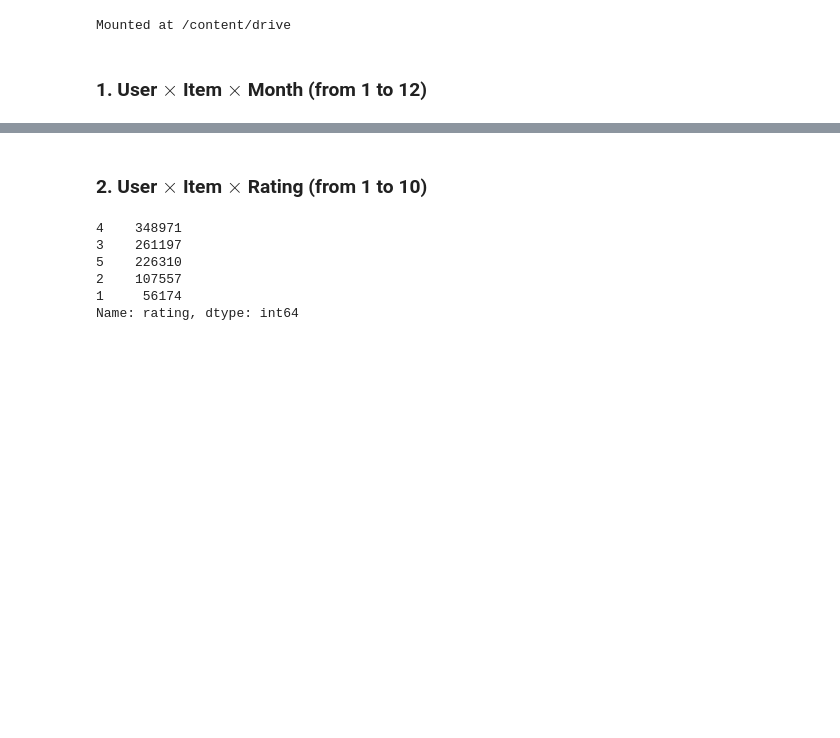
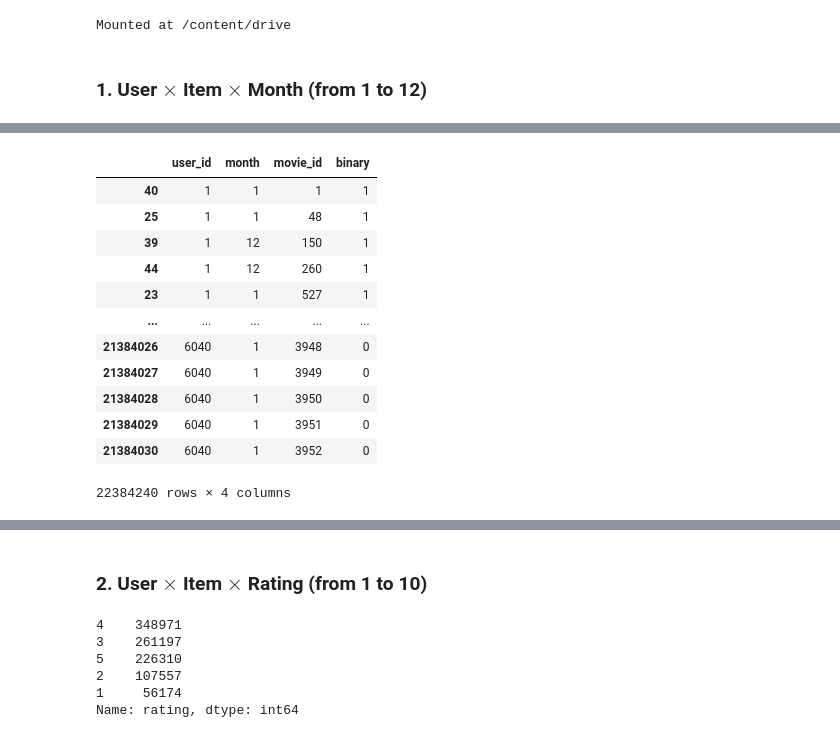
Before and after one commit to kolchindru/RecommendationSystemsProject, a Jupyter notebook: A_for_NLA_project.ipynb, the cells around one changed output, grey strips where cells are left out. Cells and saved outputs as stored; diff of their text form; code cells hidden in the pictures; blank space fills up the shorter version.

```diff
--- a/A_for_NLA_project.ipynb
+++ b/A_for_NLA_project.ipynb
@@ -31,0 +113,18 @@ movie_data = pd.io.parsers.read_csv(movies_path,
+# %%
+data_uim = pd.concat((user_item_month, extra_frame))
+# %%
+data_uim
+# %% [output]
+|  | user_id | month | movie_id | binary |
+| 40 | 1 | 1 | 1 | 1 |
+| 25 | 1 | 1 | 48 | 1 |
+| 39 | 1 | 12 | 150 | 1 |
+| 44 | 1 | 12 | 260 | 1 |
+| 23 | 1 | 1 | 527 | 1 |
+| ... | ... | ... | ... | ... |
+| 21384026 | 6040 | 1 | 3948 | 0 |
+| 21384027 | 6040 | 1 | 3949 | 0 |
+| 21384028 | 6040 | 1 | 3950 | 0 |
+| 21384029 | 6040 | 1 | 3951 | 0 |
+| 21384030 | 6040 | 1 | 3952 | 0 |
+22384240 rows × 4 columns
```
Also changed, not shown: parts of 11 cells of this notebook, 1 other file.
